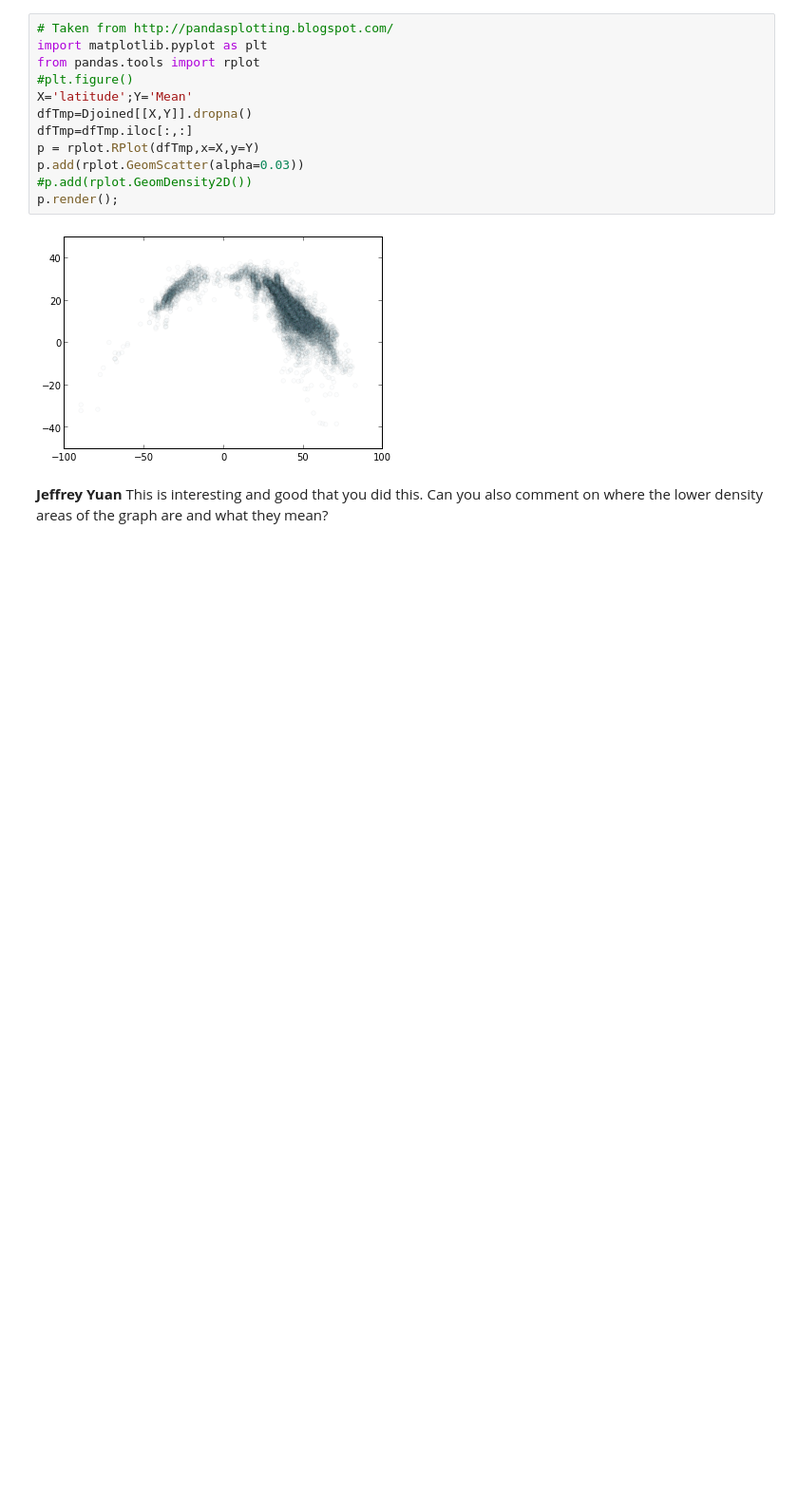
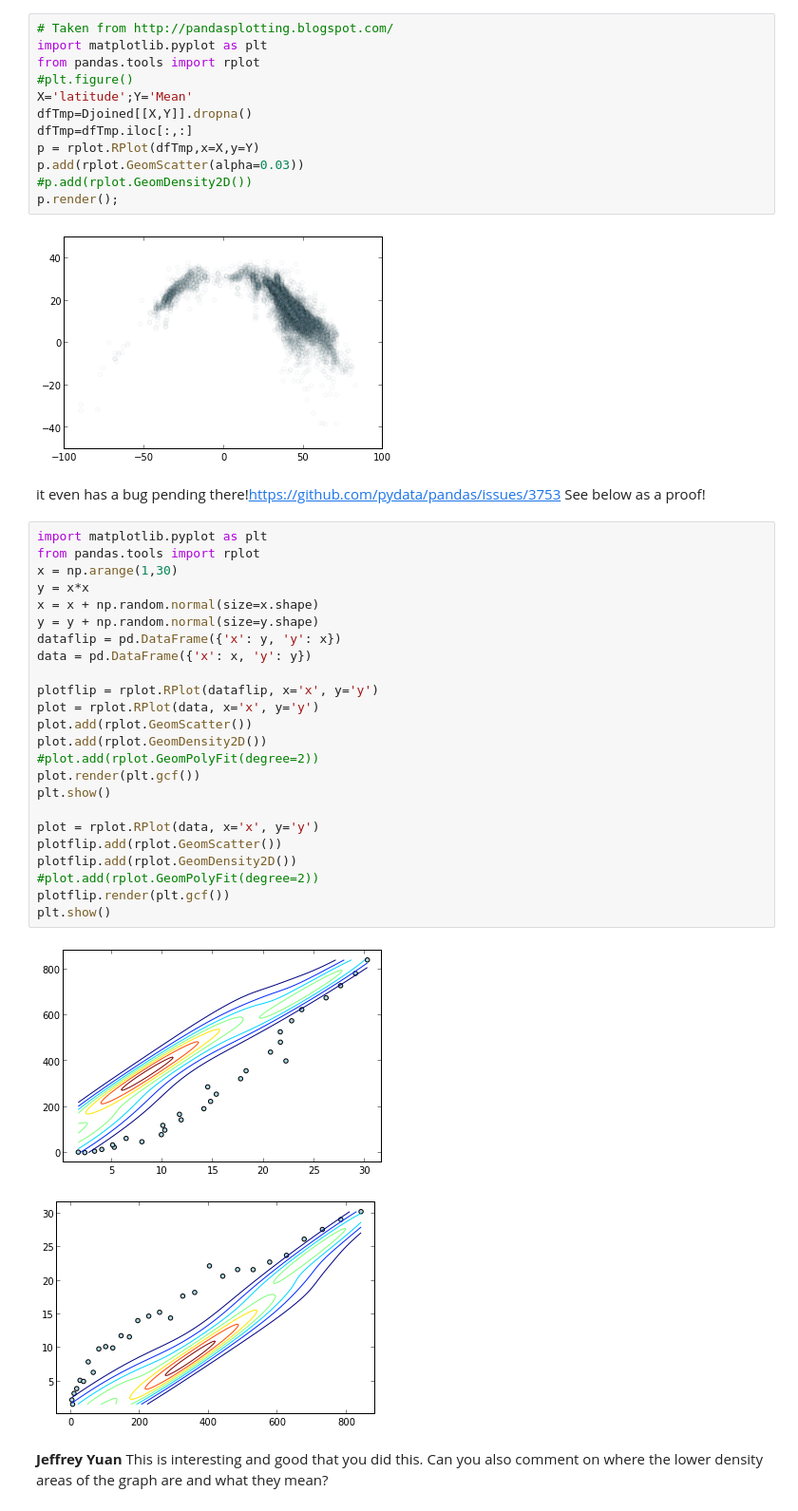
Before and after one commit to yoavfreund/UCSD_BigData, a Jupyter notebook: notebooks/weather/Weather Analysis.ipynb, the cells around one changed output. Shown at 95% size. Cells and saved outputs as stored; diff of their text form; blank space fills up the shorter version.

```diff
--- a/notebooks/weather/Weather Analysis.ipynb
+++ b/notebooks/weather/Weather Analysis.ipynb
@@ -455,6 +462,35 @@ p.add(rplot.GeomScatter(alpha=0.03))
 p.render();
 # %% [output]
 [figure]
+# %% [markdown]
+it even has a bug pending there!https://github.com/pydata/pandas/issues/3753 See below as a proof!
+# %%
+import matplotlib.pyplot as plt
+from pandas.tools import rplot
+x = np.arange(1,30)
+y = x*x
+x = x + np.random.normal(size=x.shape)
+y = y + np.random.normal(size=y.shape)
+dataflip = pd.DataFrame({'x': y, 'y': x})
+data = pd.DataFrame({'x': x, 'y': y})
+
+plotflip = rplot.RPlot(dataflip, x='x', y='y')
+plot = rplot.RPlot(data, x='x', y='y')
+plot.add(rplot.GeomScatter())
+plot.add(rplot.GeomDensity2D())
+#plot.add(rplot.GeomPolyFit(degree=2))
+plot.render(plt.gcf())
+plt.show()
+
+plot = rplot.RPlot(data, x='x', y='y')
+plotflip.add(rplot.GeomScatter())
+plotflip.add(rplot.GeomDensity2D())
+#plot.add(rplot.GeomPolyFit(degree=2))
+plotflip.render(plt.gcf())
+plt.show()
+# %% [output]
+[figure, added]
+[figure, added]
 # %% [markdown]
 **Jeffrey Yuan** This is interesting and good that you did this. Can you also comment on where the lower density areas of the graph are and what they mean?
 # %% [markdown]
```
Also changed, not shown: parts of 17 cells of this notebook, 1 other file.
